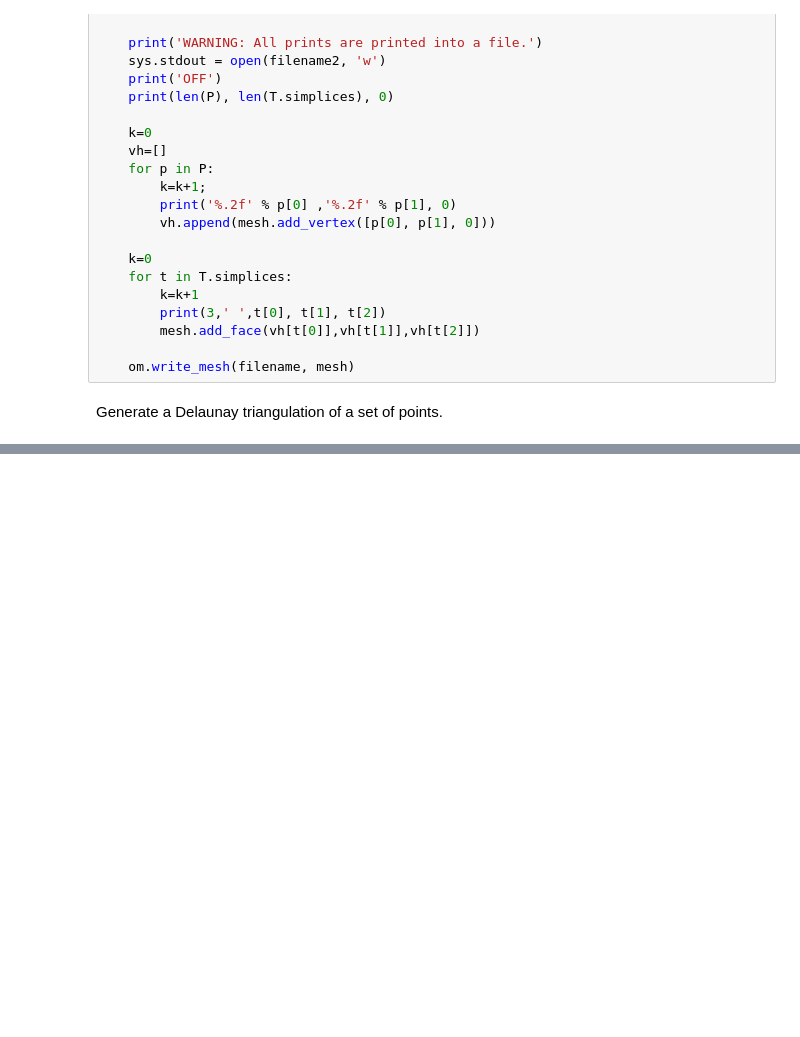
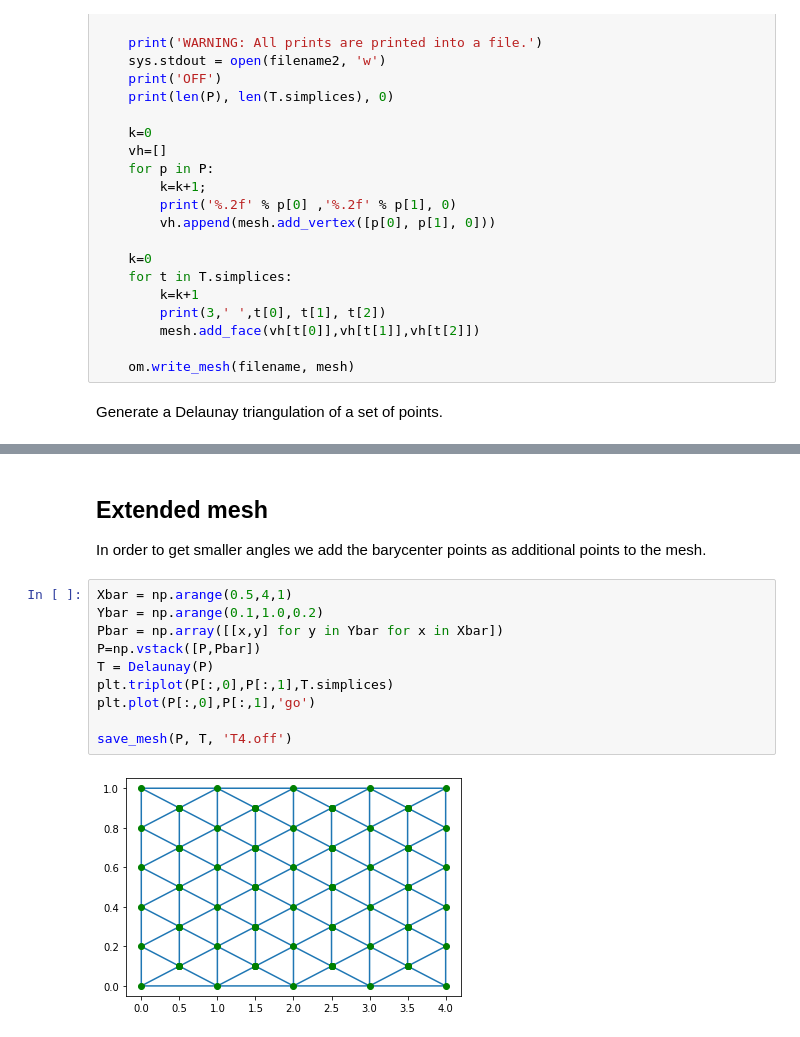
Before and after one commit to sberres/FoamFronts, a Jupyter notebook: gen_mesh_rectangular.ipynb, the cells around one changed output, grey strips where cells are left out. Saved outputs shown, nothing was run; the diff lists cells and outputs as text; blank space fills up the shorter version.

```diff
--- a/gen_mesh_rectangular.ipynb
+++ b/gen_mesh_rectangular.ipynb
@@ -59,0 +60,15 @@ WARNING: All prints are going to be printed into a file.
+# %% [markdown]
+## Extended mesh
+In order to get smaller angles we add the barycenter points as additional points to the mesh.
+# %%
+Xbar = np.arange(0.5,4,1)
+Ybar = np.arange(0.1,1.0,0.2)
+Pbar = np.array([[x,y] for y in Ybar for x in Xbar])
+P=np.vstack([P,Pbar])
+T = Delaunay(P)
+plt.triplot(P[:,0],P[:,1],T.simplices)
+plt.plot(P[:,0],P[:,1],'go')
+
+save_mesh(P, T, 'T4.off')
+# %% [output]
+[figure, added]
```
Also changed, not shown: parts of 1 cell of this notebook, 6 other files.
